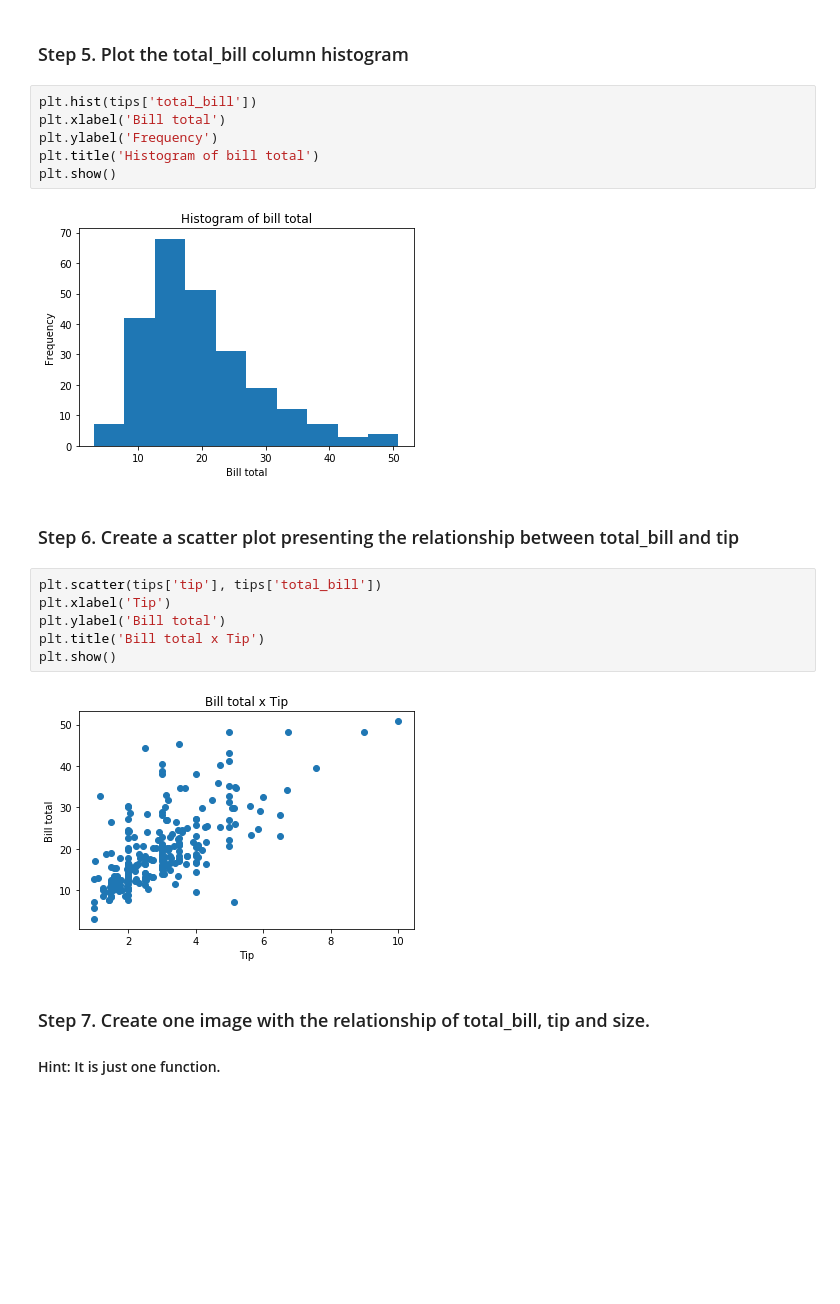
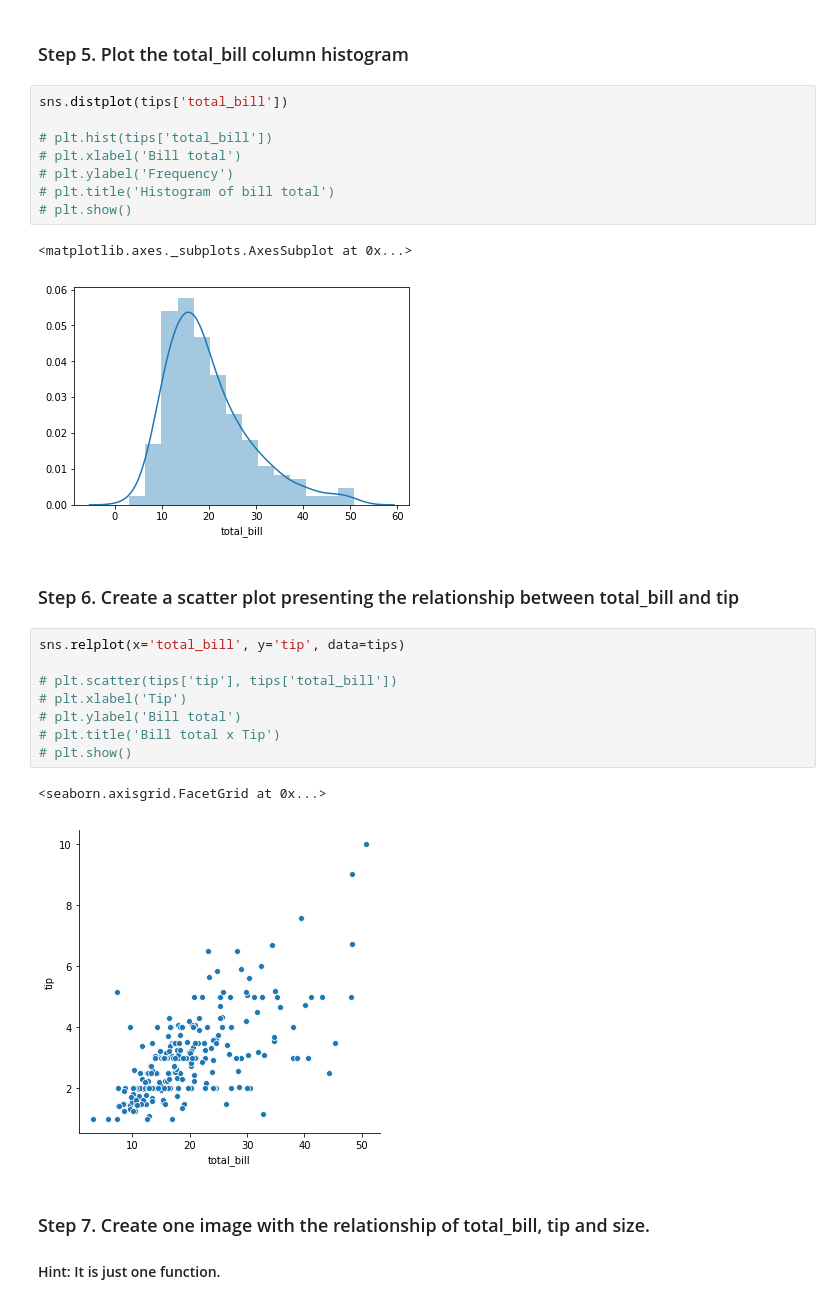
Before and after one commit to amaralcs/pandas_exercises, a Jupyter notebook: 07_Visualization/Tips/Exercises_ca_sol.ipynb, the cells around one changed output. Drawn from its saved outputs; the diff is of its cells as text; blank space fills up the shorter version.

```diff
--- a/07_Visualization/Tips/Exercises_ca_sol.ipynb
+++ b/07_Visualization/Tips/Exercises_ca_sol.ipynb
@@ -35,23 +36,29 @@ tips.head()
 # %% [markdown]
 ### Step 5. Plot the total_bill column histogram
 # %%
-plt.hist(tips['total_bill'])
-plt.xlabel('Bill total')
-plt.ylabel('Frequency')
-plt.title('Histogram of bill total')
-plt.show()
+sns.distplot(tips['total_bill'])
+
+# plt.hist(tips['total_bill'])
+# plt.xlabel('Bill total')
+# plt.ylabel('Frequency')
+# plt.title('Histogram of bill total')
+# plt.show()
 # %% [output]
+<matplotlib.axes._subplots.AxesSubplot at 0x...>
-[figure, old version]
+[figure, new version]
 # %% [markdown]
 ### Step 6. Create a scatter plot presenting the relationship between total_bill and tip
 # %%
-plt.scatter(tips['tip'], tips['total_bill'])
-plt.xlabel('Tip')
-plt.ylabel('Bill total')
-plt.title('Bill total x Tip')
-plt.show()
+sns.relplot(x='total_bill', y='tip', data=tips)
+
+# plt.scatter(tips['tip'], tips['total_bill'])
+# plt.xlabel('Tip')
+# plt.ylabel('Bill total')
+# plt.title('Bill total x Tip')
+# plt.show()
 # %% [output]
+<seaborn.axisgrid.FacetGrid at 0x...>
-[figure, old version]
+[figure, new version]
 # %% [markdown]
 ### Step 7.  Create one image with the relationship of total_bill, tip and size.
 #### Hint: It is just one function.
```
Also changed, not shown: parts of 8 cells of this notebook.
